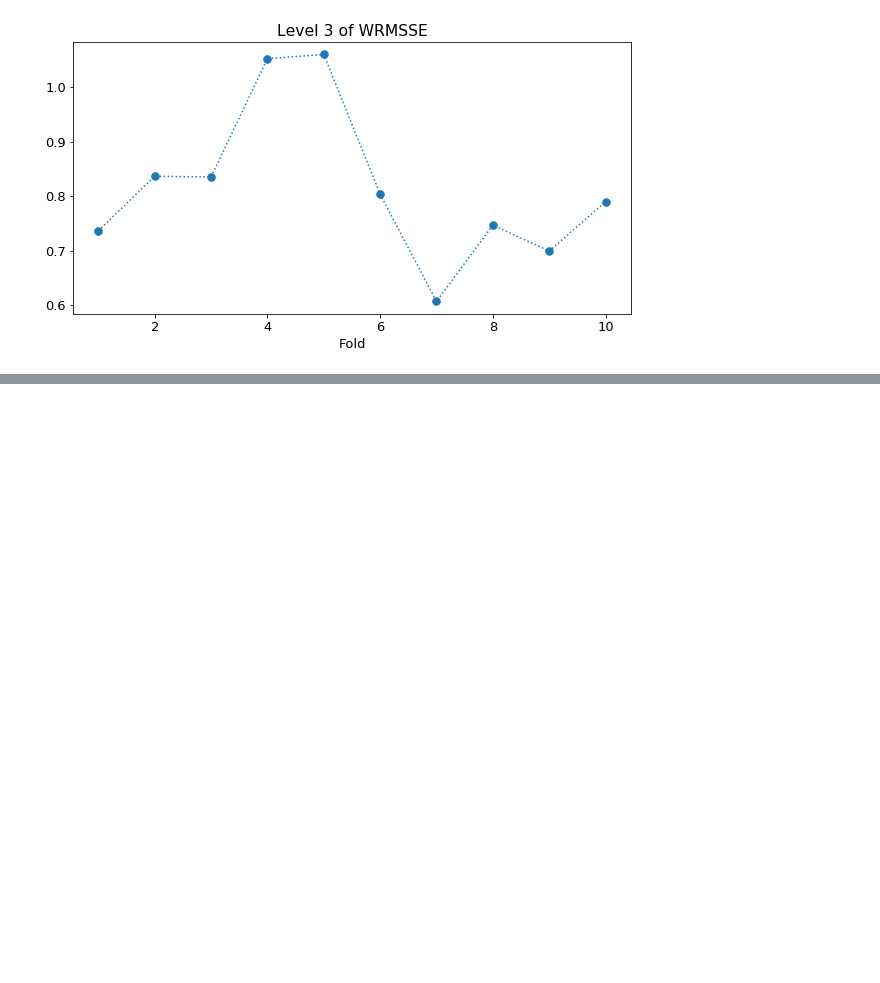
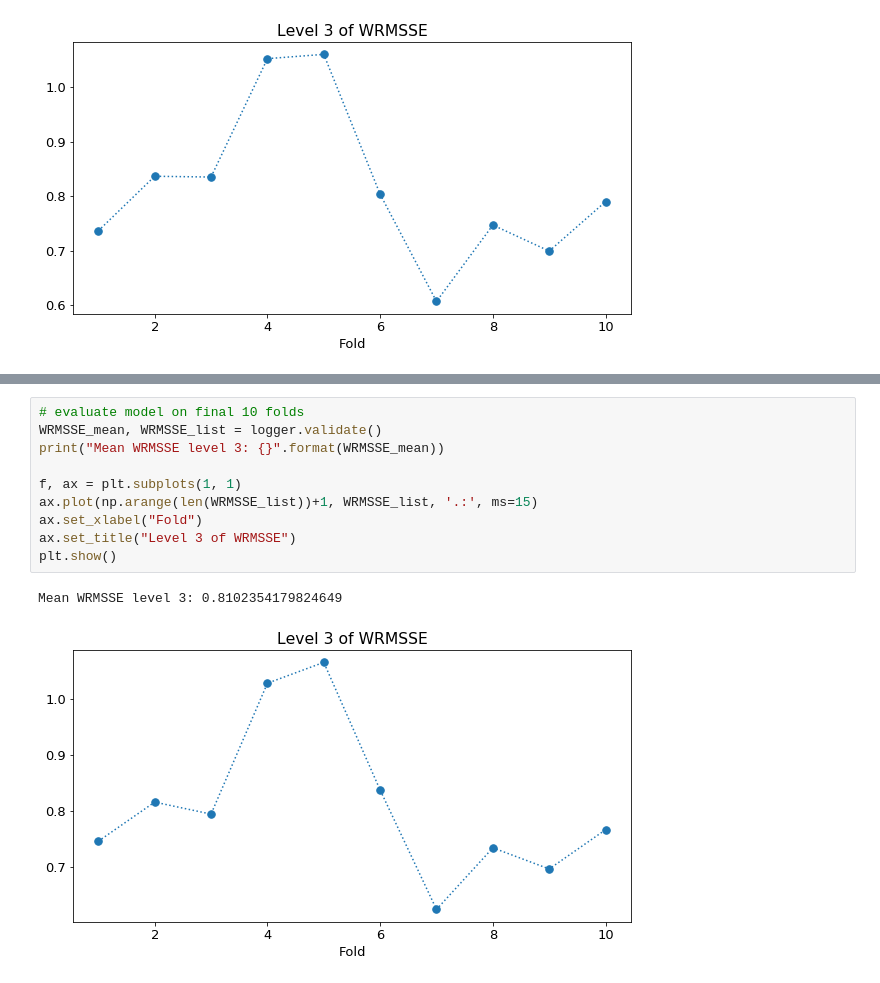
Before and after one commit to joeranbosma/M5Forecast, a Jupyter notebook: aggregate-sales/top-down-stores-wrmsse-loss.ipynb, the cells around one changed output, grey strips where cells are left out. Drawn from its saved outputs; the diff is of its cells as text; blank space fills up the shorter version.

```diff
--- a/aggregate-sales/top-down-stores-wrmsse-loss.ipynb
+++ b/aggregate-sales/top-down-stores-wrmsse-loss.ipynb
@@ -266,0 +307,13 @@ plt.show()
+# %%
+# evaluate model on final 10 folds
+WRMSSE_mean, WRMSSE_list = logger.validate()
+print("Mean WRMSSE level 3: {}".format(WRMSSE_mean))
+
+f, ax = plt.subplots(1, 1)
+ax.plot(np.arange(len(WRMSSE_list))+1, WRMSSE_list, '.:', ms=15)
+ax.set_xlabel("Fold")
+ax.set_title("Level 3 of WRMSSE")
+plt.show()
+# %% [output]
+Mean WRMSSE level 3: 0.8102354179824649
+[figure, added]
```
Also changed, not shown: parts of 5 cells of this notebook, 3 other files.
